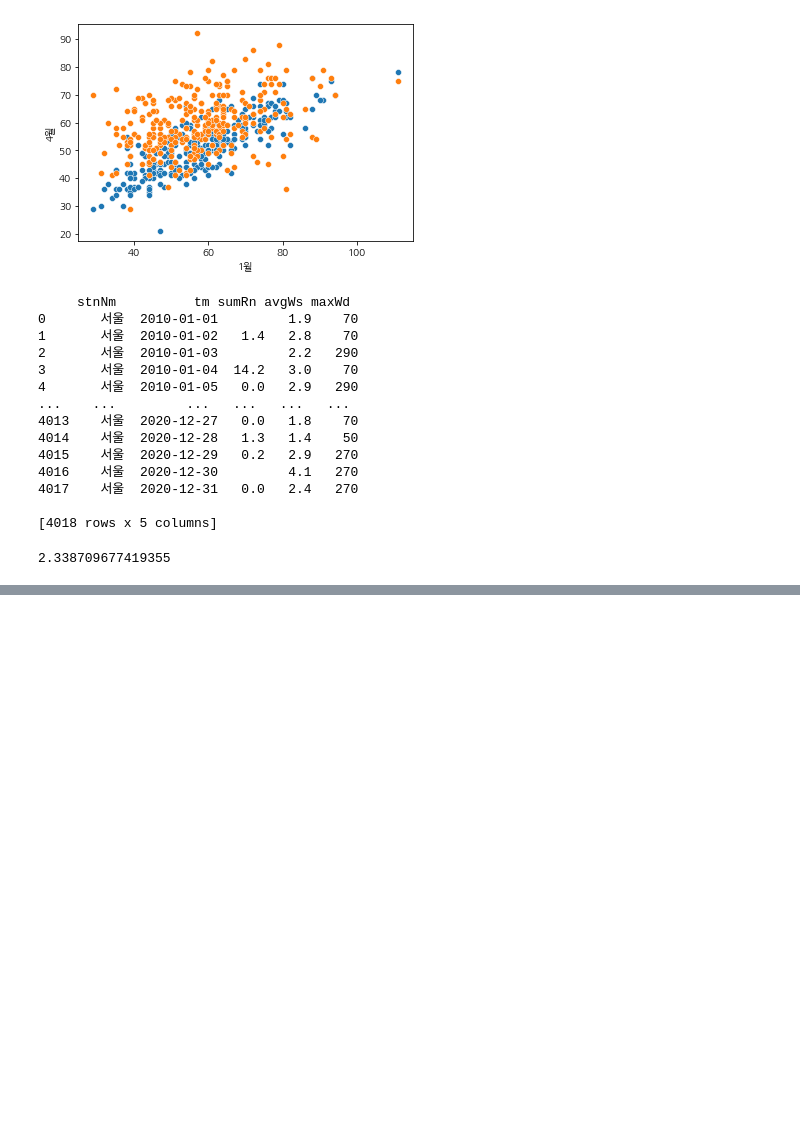
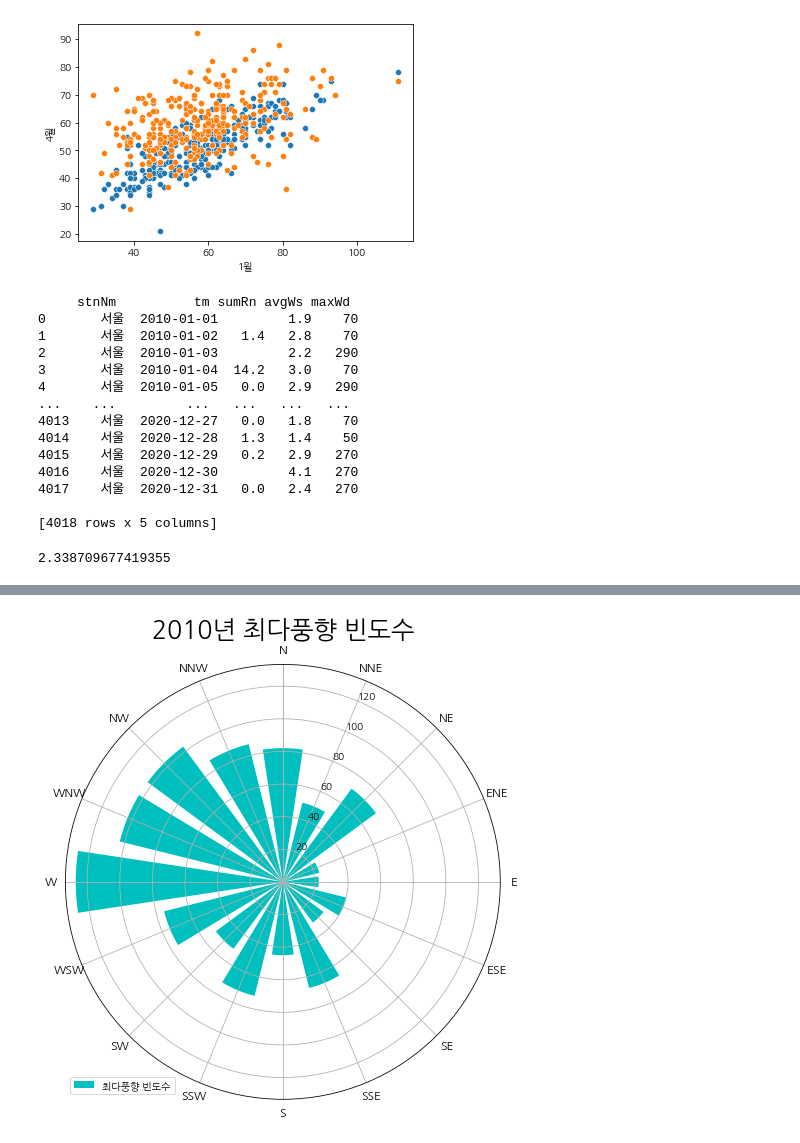
Before and after one commit to KimYeonWook511/PM10_Analysis, a Jupyter notebook: Code/PM10_Analysis.ipynb, the cells around one changed output, grey strips where cells are left out. Saved outputs shown, nothing was run; the diff lists cells and outputs as text; code cells hidden in the pictures; blank space fills up the shorter version.

Commit message:
최다풍향 빈도수 시각화

```diff
--- a/Code/PM10_Analysis.ipynb
+++ b/Code/PM10_Analysis.ipynb
@@ -479,0 +510,4 @@ weather_df.info()
+# %%
+# 결측치 제거
+weather_df.dropna(inplace = True)
+weather_df.info()
@@ -480,3 +528,7 @@ weather_df.info()
+# %%
+# 16방위 변수들
+eng_16 = ['N', 'NNE', 'NE', 'ENE', 'E', 'ESE', 'SE', 'SSE', 'S', 'SSW', 'SW', 'WSW', 'W', 'WNW', 'NW', 'NNW']
+deg_16 = [360, 20, 50, 70, 90, 110, 140, 160, 180, 200, 230, 250, 270, 290, 320, 340]
 # %%
 # df.loc[df['이름'] == "나라", ['취미','학교']]
 
@@ -589,0 +684,10 @@ Index(['구분1', '구분2', '구분3', '구분4', '1월', '2월', '3월', '4월
+# %%
+# 풍향별 미세먼지 농도
+# 11주차 19p line_polar(레이더 차트)
+
+########## 우선 2010년 데이터 가공
+my_sr = weather_df.loc[weather_df['년'] == '2010', '최다풍향(16방위)'].value_counts() # 고유값 개수 시리즈 저장
+my_sr.rename(index = {360 : 0}, inplace = True) # 정렬을 위한 360도(북, N)를 0도로 변경
+my_sr.sort_index(inplace = True) # eng_16에 맞게 정렬
+my_df = pd.DataFrame(my_sr, index = my_sr.index, columns = ['최다풍향(16방위)']) # 출력을 위한 데이터프레임 생성
+my_df
@@ -589,0 +722,25 @@ Index(['구분1', '구분2', '구분3', '구분4', '1월', '2월', '3월', '4월
+# %%
+# https://blog.naver.com/bamyam19/222405715959 참조한 극좌표계
+
+# 16방위 축
+label_loc = np.linspace(start = 0, stop = 2*np.pi, num = len(eng_16) + 1)
+
+# x값 지정
+theta = np.linspace(0, 2*np.pi, len(eng_16), endpoint = False)
+
+# 극좌표계 도입
+plt.figure(figsize= (8, 8))
+ax = plt.subplot(polar=True)
+ax.set_theta_zero_location("N") # 세타의 0도 시작은 "N"인 북으로 설정
+ax.set_theta_direction(-1) # 세타 방향을 반대로(반시계 -> 시계)
+
+# 차트생성
+plt.xticks(label_loc, labels=eng_16, fontsize = 12)
+plt.bar(theta, my_df['최다풍향(16방위)'], width = 0.3, color = 'c', label = '최다풍향 빈도수')
+
+# 범례 및 제목넣기
+plt.legend(loc = 'lower left')
+plt.title('2010년 최다풍향 빈도수',size = 25)
+plt.show()
+# %% [output]
+[figure, added]
```
Also changed, not shown: parts of 31 cells of this notebook.
